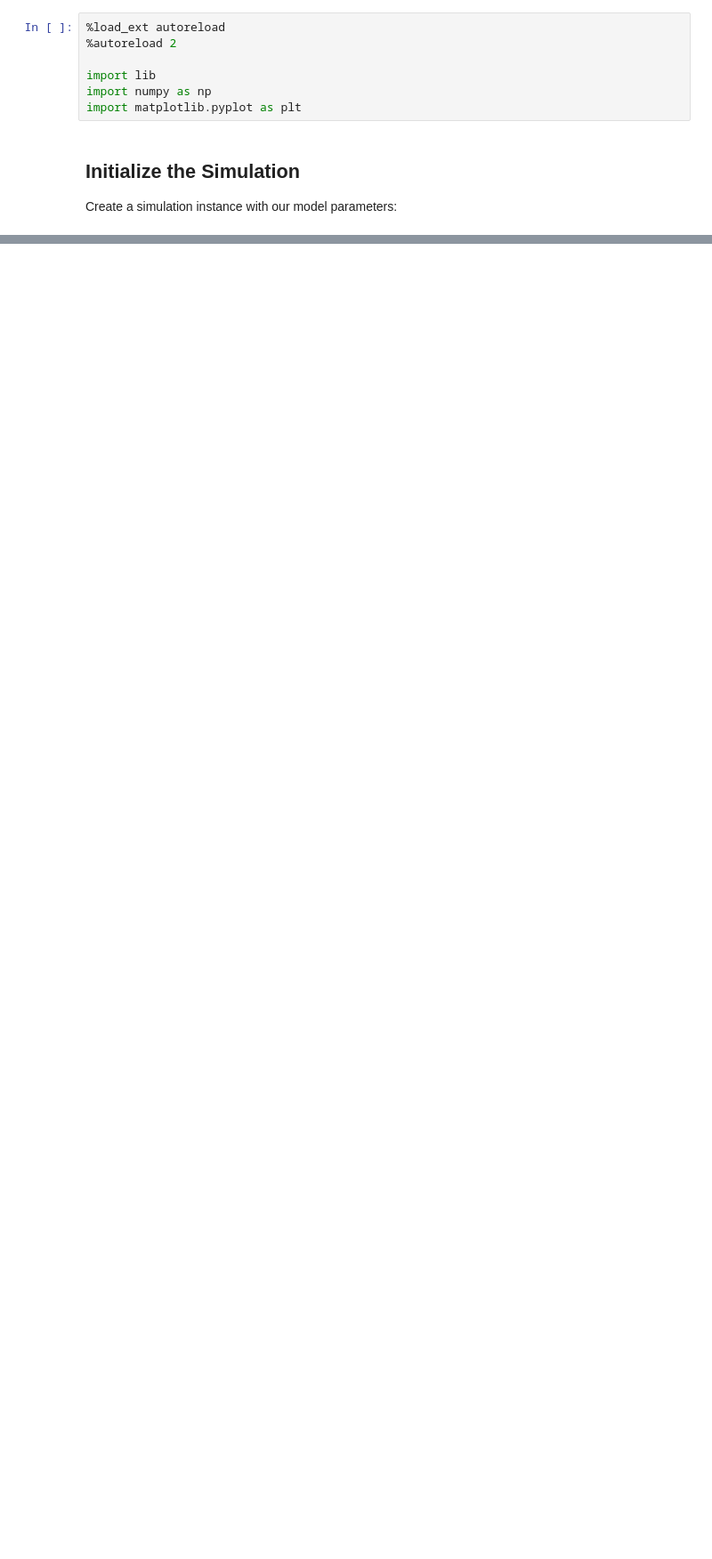
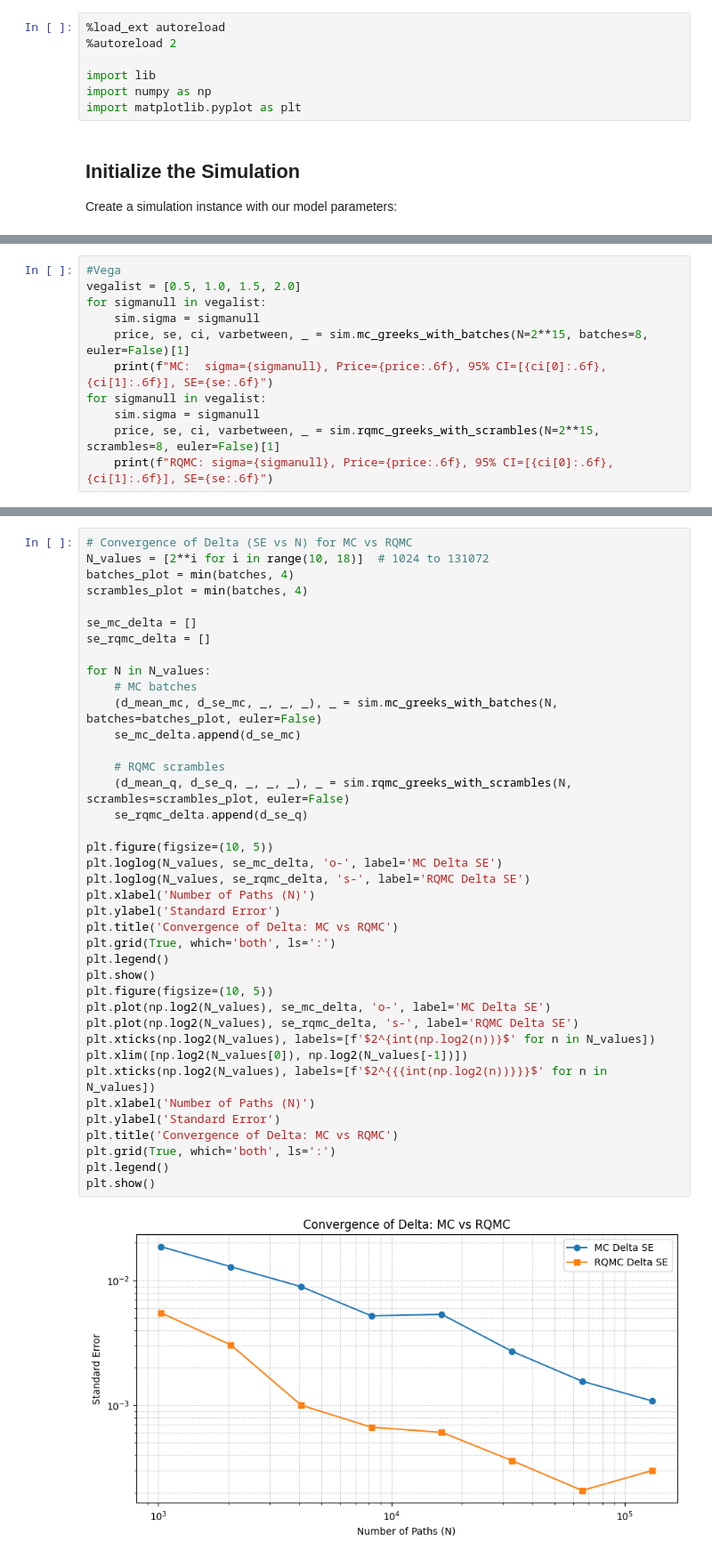
Before and after one commit to nicklasbusk/MonteCarlo-in-finance, a Jupyter notebook: Simulation.ipynb, the cells around one changed output, grey strips where cells are left out. Shown at 89% size. Saved outputs shown, nothing was run; the diff lists cells and outputs as text; blank space fills up the shorter version.

```diff
--- a/Simulation.ipynb
+++ b/Simulation.ipynb
@@ -89,0 +237,11 @@ UnboundLocalError: cannot access local variable 'N' where it is not associated w
+# %%
+#Vega
+vegalist = [0.5, 1.0, 1.5, 2.0]
+for sigmanull in vegalist:
+    sim.sigma = sigmanull
+    price, se, ci, varbetween, _ = sim.mc_greeks_with_batches(N=2**15, batches=8, euler=False)[1]
+    print(f"MC:  sigma={sigmanull}, Price={price:.6f}, 95% CI=[{ci[0]:.6f}, {ci[1]:.6f}], SE={se:.6f}")
+for sigmanull in vegalist:
+    sim.sigma = sigmanull
+    price, se, ci, varbetween, _ = sim.rqmc_greeks_with_scrambles(N=2**15, scrambles=8, euler=False)[1]
+    print(f"RQMC: sigma={sigmanull}, Price={price:.6f}, 95% CI=[{ci[0]:.6f}, {ci[1]:.6f}], SE={se:.6f}")
@@ -89,0 +260,41 @@ UnboundLocalError: cannot access local variable 'N' where it is not associated w
+# %%
+# Convergence of Delta (SE vs N) for MC vs RQMC
+N_values = [2**i for i in range(10, 18)]  # 1024 to 131072
+batches_plot = min(batches, 4)
+scrambles_plot = min(batches, 4)
+
+se_mc_delta = []
+se_rqmc_delta = []
+
+for N in N_values:
+    # MC batches
+    (d_mean_mc, d_se_mc, _, _, _), _ = sim.mc_greeks_with_batches(N, batches=batches_plot, euler=False)
+    se_mc_delta.append(d_se_mc)
+
+    # RQMC scrambles
+    (d_mean_q, d_se_q, _, _, _), _ = sim.rqmc_greeks_with_scrambles(N, scrambles=scrambles_plot, euler=False)
+    se_rqmc_delta.append(d_se_q)
+
+plt.figure(figsize=(10, 5))
+plt.loglog(N_values, se_mc_delta, 'o-', label='MC Delta SE')
+plt.loglog(N_values, se_rqmc_delta, 's-', label='RQMC Delta SE')
+plt.xlabel('Number of Paths (N)')
+plt.ylabel('Standard Error')
+plt.title('Convergence of Delta: MC vs RQMC')
+plt.grid(True, which='both', ls=':')
+plt.legend()
+plt.show()
+plt.figure(figsize=(10, 5))
+plt.plot(np.log2(N_values), se_mc_delta, 'o-', label='MC Delta SE')
+plt.plot(np.log2(N_values), se_rqmc_delta, 's-', label='RQMC Delta SE')
+plt.xticks(np.log2(N_values), labels=[f'$2^{int(np.log2(n))}$' for n in N_values])
+plt.xlim([np.log2(N_values[0]), np.log2(N_values[-1])])
+plt.xticks(np.log2(N_values), labels=[f'$2^{{{int(np.log2(n))}}}$' for n in N_values])
+plt.xlabel('Number of Paths (N)')
+plt.ylabel('Standard Error')
+plt.title('Convergence of Delta: MC vs RQMC')
+plt.grid(True, which='both', ls=':')
+plt.legend()
+plt.show()
+# %% [output]
+[figure, added]
```
Also changed, not shown: parts of 19 cells of this notebook, 2 other files.
